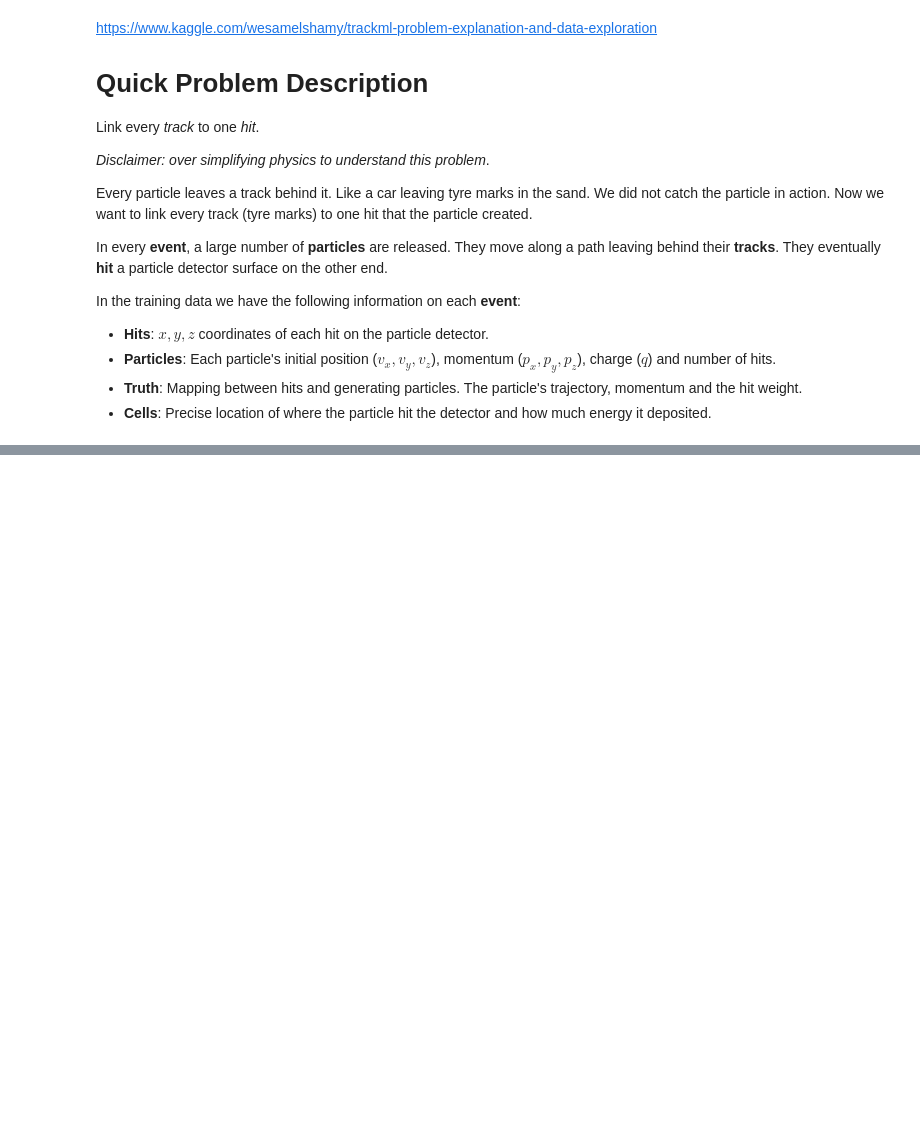
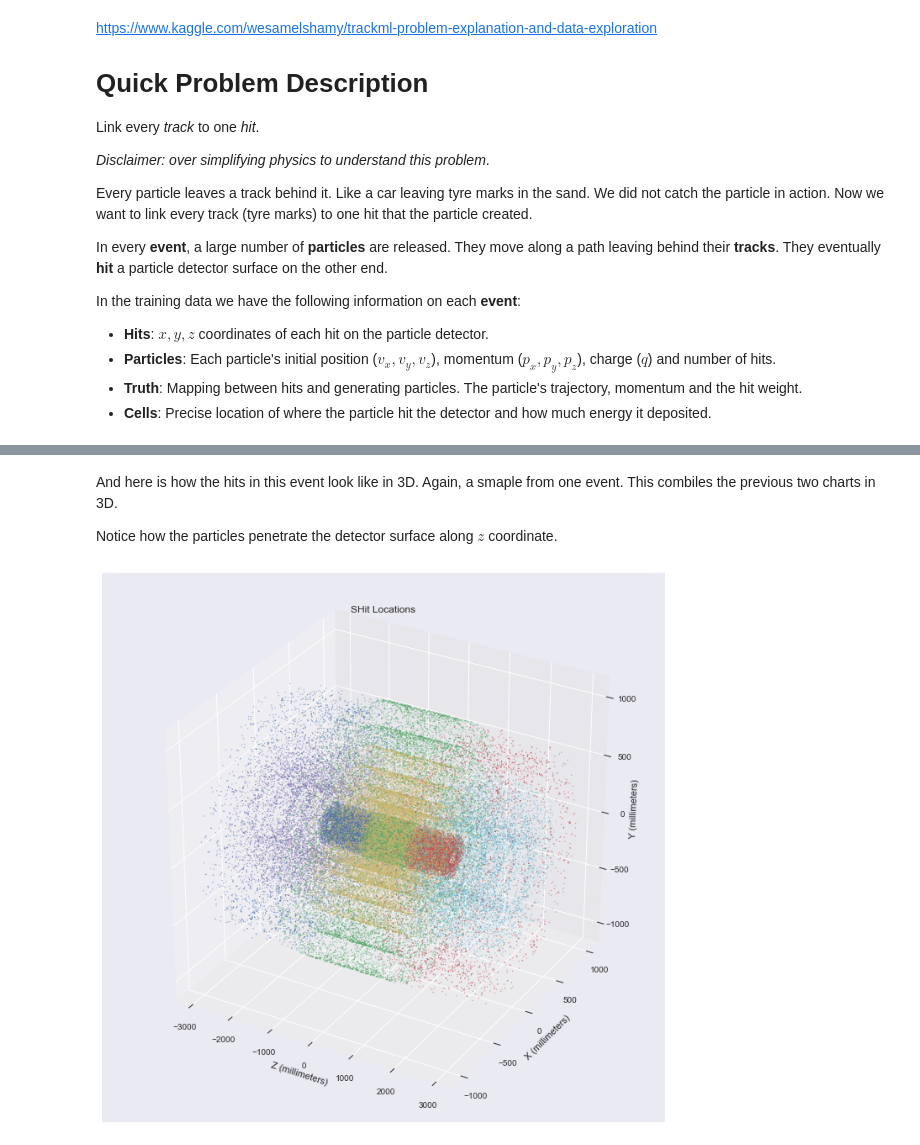
Before and after one commit to lasershow/machine-learning-capstone, a Jupyter notebook: kernel/EDA.ipynb, the cells around one changed output, grey strips where cells are left out. Saved outputs shown, nothing was run; the diff lists cells and outputs as text; code cells hidden in the pictures; blank space fills up the shorter version.

```diff
--- a/kernel/EDA.ipynb
+++ b/kernel/EDA.ipynb
@@ -40,0 +125,17 @@ print('{} memory usage {:.2f} MB'.format(event_prefix, mem_bytes / 2**20))
+# %% [markdown]
+And here is how the hits in this event look like in 3D.  Again, a smaple from one event.  This combiles the previous two charts in 3D.
+
+Notice how the particles penetrate the detector surface along $z$ coordinate.
+# %%
+fig = plt.figure(figsize=(12, 12))
+ax = fig.add_subplot(111, projection='3d')
+for volume in volumes:
+    v = hits[hits.volume_id == volume]
+    ax.scatter(v.z, v.x, v.y, s=1, label='volume {}'.format(volume), alpha=0.5)
+ax.set_title('SHit Locations')
+ax.set_xlabel('Z (millimeters)')
+ax.set_ylabel('X (millimeters)')
+ax.set_zlabel('Y (millimeters)')
+plt.show()
+# %% [output]
+[figure, added]
```
Also changed, not shown: parts of 21 cells of this notebook, 11 other files.
